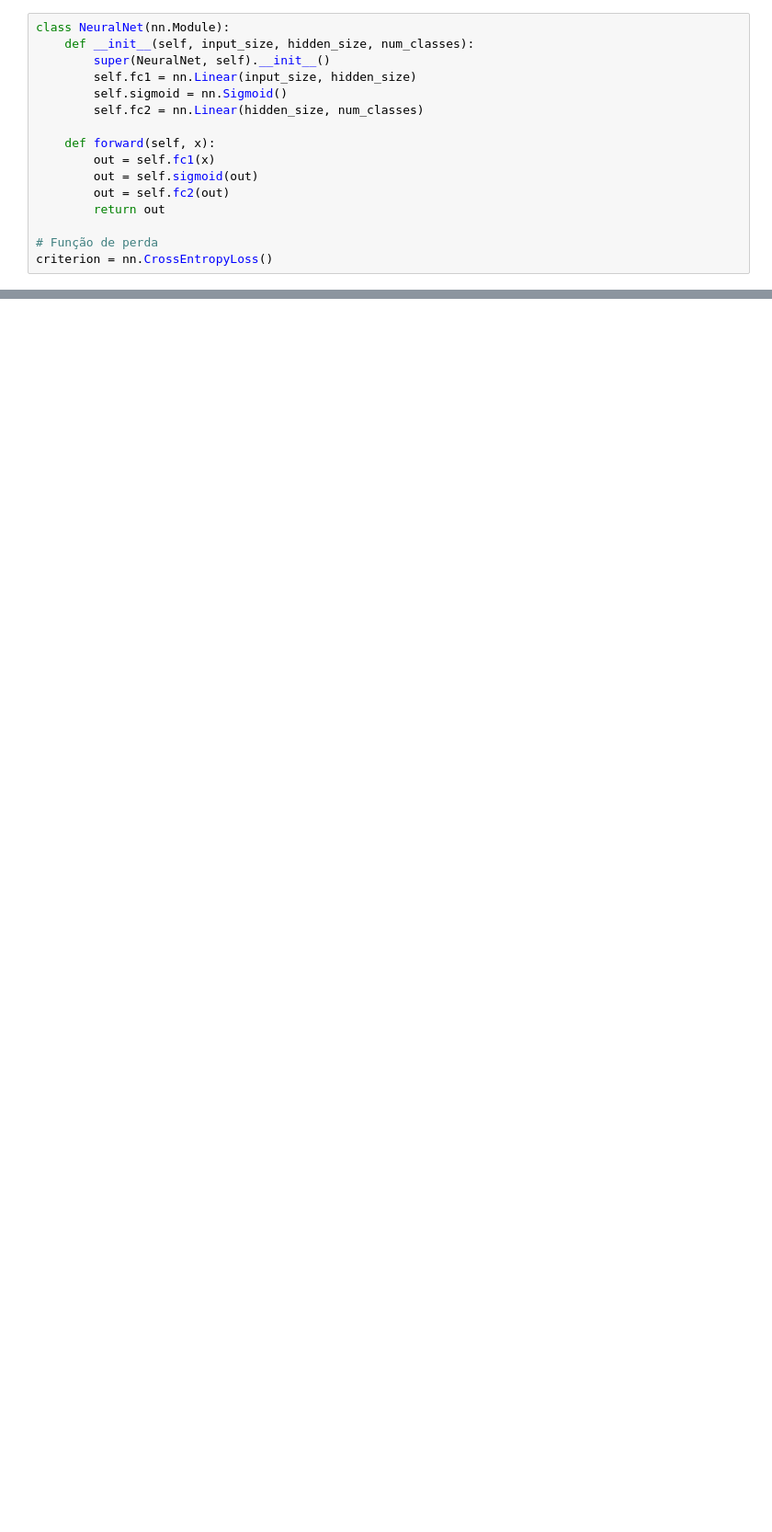
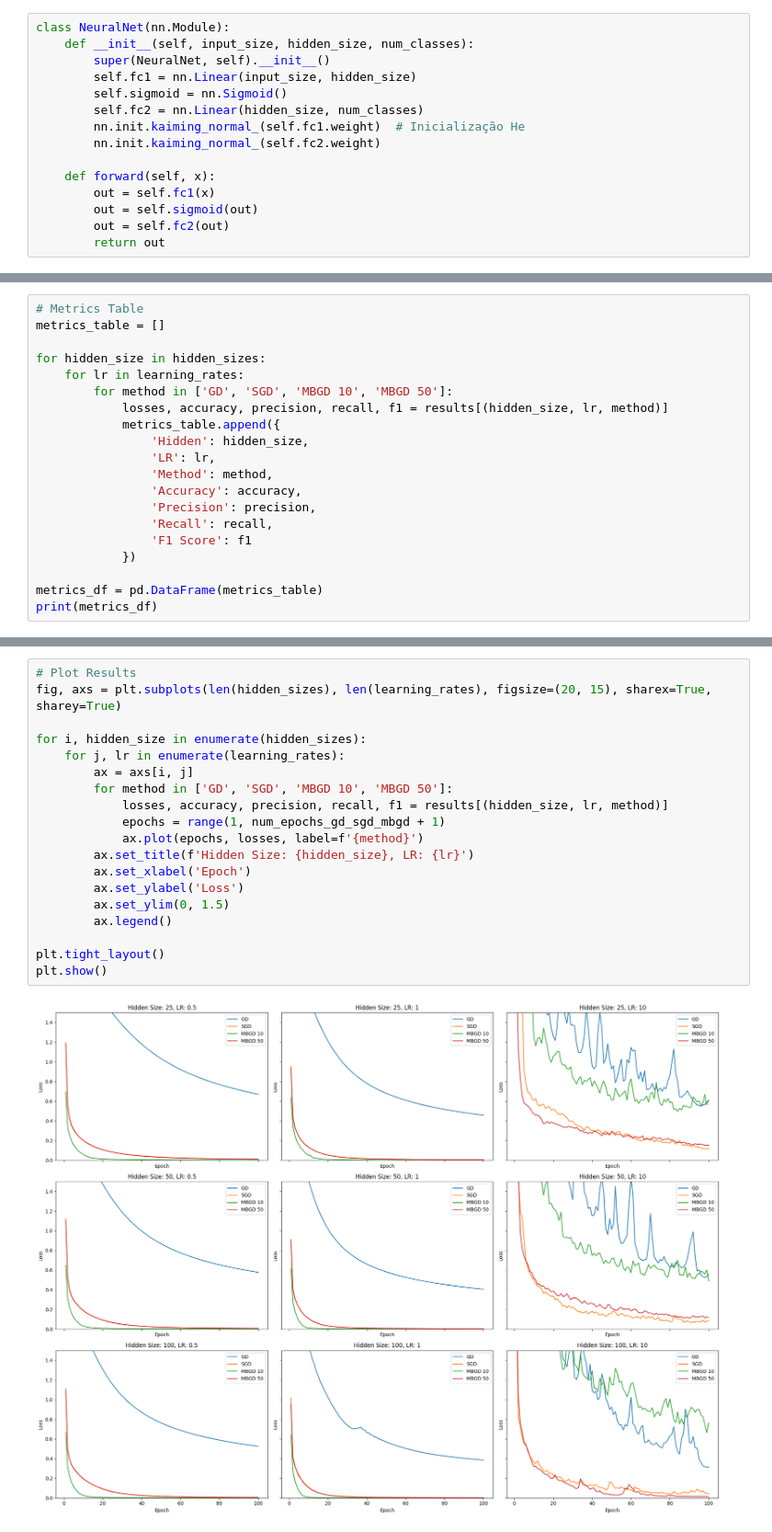
Before and after one commit to cap497/UFMG, a Jupyter notebook: Artificial Intelligence/GradientDescent.ipynb, the cells around one changed output, grey strips where cells are left out. Shown: that part at 92% size. Drawn from its saved outputs; the diff is of its cells as text; blank space fills up the shorter version.

```diff
--- a/Artificial Intelligence/GradientDescent.ipynb
+++ b/Artificial Intelligence/GradientDescent.ipynb
@@ -35,13 +47,12 @@ class NeuralNet(nn.Module):
         self.fc1 = nn.Linear(input_size, hidden_size)
         self.sigmoid = nn.Sigmoid()
         self.fc2 = nn.Linear(hidden_size, num_classes)
+        nn.init.kaiming_normal_(self.fc1.weight)  # Inicialização He
+        nn.init.kaiming_normal_(self.fc2.weight)
 
     def forward(self, x):
         out = self.fc1(x)
         out = self.sigmoid(out)
         out = self.fc2(out)
         return out
-
-# Função de perda
-criterion = nn.CrossEntropyLoss()
 # %%
@@ -279,0 +171,20 @@ Os resultados dos experimentos com diferentes métodos de cálculo de gradiente
+# %%
+# Metrics Table
+metrics_table = []
+
+for hidden_size in hidden_sizes:
+    for lr in learning_rates:
+        for method in ['GD', 'SGD', 'MBGD 10', 'MBGD 50']:
+            losses, accuracy, precision, recall, f1 = results[(hidden_size, lr, method)]
+            metrics_table.append({
+                'Hidden': hidden_size,
+                'LR': lr,
+                'Method': method,
+                'Accuracy': accuracy,
+                'Precision': precision,
+                'Recall': recall,
+                'F1 Score': f1
+            })
+
+metrics_df = pd.DataFrame(metrics_table)
+print(metrics_df)
@@ -279,0 +209,21 @@ Os resultados dos experimentos com diferentes métodos de cálculo de gradiente
+# %%
+# Plot Results
+fig, axs = plt.subplots(len(hidden_sizes), len(learning_rates), figsize=(20, 15), sharex=True, sharey=True)
+
+for i, hidden_size in enumerate(hidden_sizes):
+    for j, lr in enumerate(learning_rates):
+        ax = axs[i, j]
+        for method in ['GD', 'SGD', 'MBGD 10', 'MBGD 50']:
+            losses, accuracy, precision, recall, f1 = results[(hidden_size, lr, method)]
+            epochs = range(1, num_epochs_gd_sgd_mbgd + 1)
+            ax.plot(epochs, losses, label=f'{method}')
+        ax.set_title(f'Hidden Size: {hidden_size}, LR: {lr}')
+        ax.set_xlabel('Epoch')
+        ax.set_ylabel('Loss')
+        ax.set_ylim(0, 1.5)
+        ax.legend()
+
+plt.tight_layout()
+plt.show()
+# %% [output]
+[figure, added]
```
Also changed, not shown: parts of 18 cells of this notebook.
